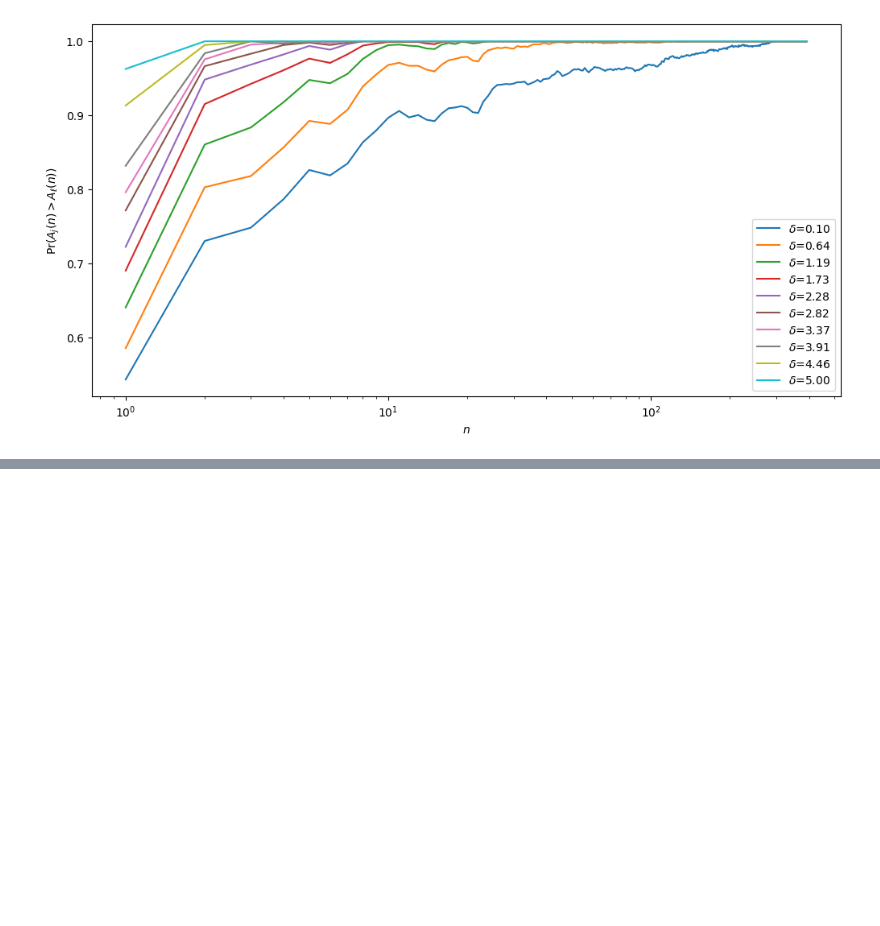
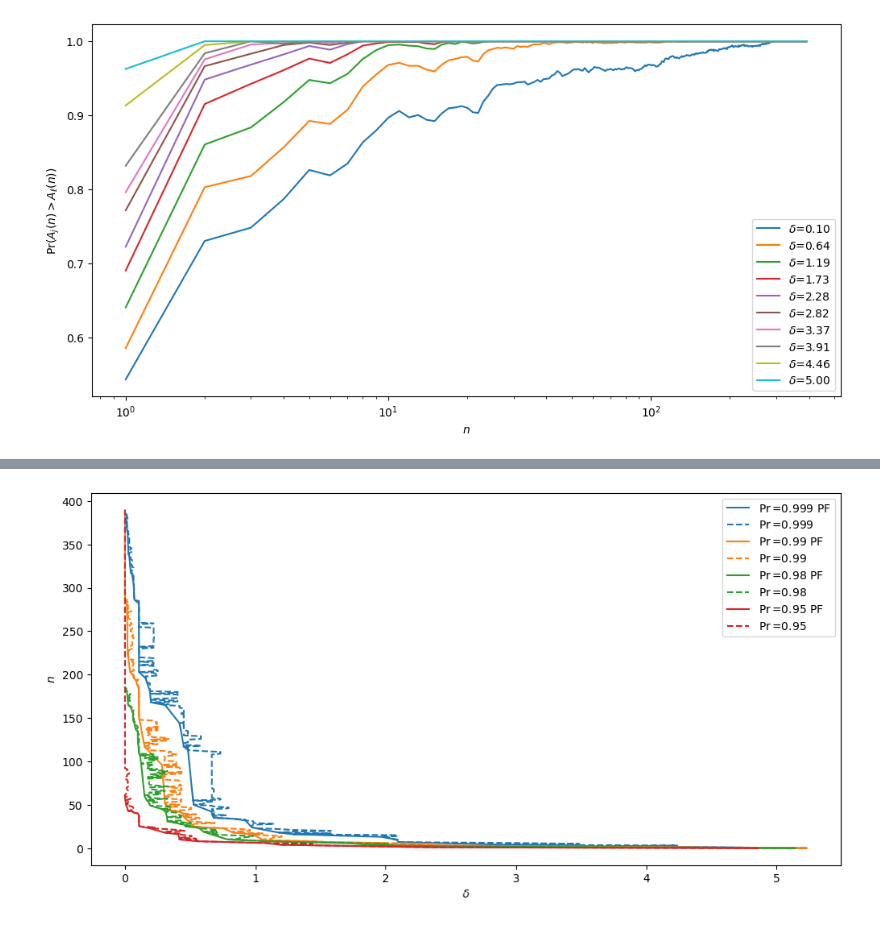
Before and after one commit to sebastienwood/MemSE, a Jupyter notebook: experiments/conference_2/notebooks/convergence_probabilities.ipynb, the cells around one changed output, grey strips where cells are left out. Cells and saved outputs as stored; diff of their text form; code cells hidden in the pictures; blank space fills up the shorter version.

```diff
--- a/experiments/conference_2/notebooks/convergence_probabilities.ipynb
+++ b/experiments/conference_2/notebooks/convergence_probabilities.ipynb
@@ -178,0 +180,35 @@ plt.close()
+# %%
+def plot_pareto_frontier(Xs, Ys, maxX=True, maxY=False):
+    '''Pareto frontier selection process'''
+    sorted_list = sorted([[Xs[i], Ys[i]] for i in range(len(Xs))], reverse=maxY)
+    pareto_front = [sorted_list[0]]
+    for pair in sorted_list[1:]:
+        if maxY:
+            if pair[1] >= pareto_front[-1][1]:
+                pareto_front.append(pair)
+        else:
+            if pair[1] <= pareto_front[-1][1]:
+                pareto_front.append(pair)
+    pf_X = [pair[0] for pair in pareto_front]
+    pf_Y = [pair[1] for pair in pareto_front]
+    return pf_X, pf_Y
+
+fig, ax = plt.subplots(figsize=(12,6))
+N = list(range(acc_convergence.shape[1]))
+for prob in [0.999, 0.99, 0.98, 0.95]:
+    d = delta_dict[prob]
+    pf_X, pf_Y = plot_pareto_frontier(d, N)
+    p = ax.plot(pf_X, pf_Y, label=f'$\Pr$={prob} PF')
+
+    # b, a = np.polyfit(d, np.log(np.array(N)+1e-6), 1)
+    # ranging = np.linspace(min(d), max(d), 50)
+    # p = ax.plot(ranging, np.exp(a + b * ranging), label=f'$\Pr$={prob} EF')
+    ax.plot(d, list(range(acc_convergence.shape[1])), label=f'$\Pr$={prob}', color=p[0].get_color(), linestyle='--')
+ax.set_ylabel('$n$')
+ax.set_xlabel('$\delta$')
+#ax.set_xscale('log')
+ax.legend()
+plt.show()
+plt.close()
+# %% [output]
+[figure, added]
```
Also changed, not shown: parts of 2 cells of this notebook, 3 other files.
